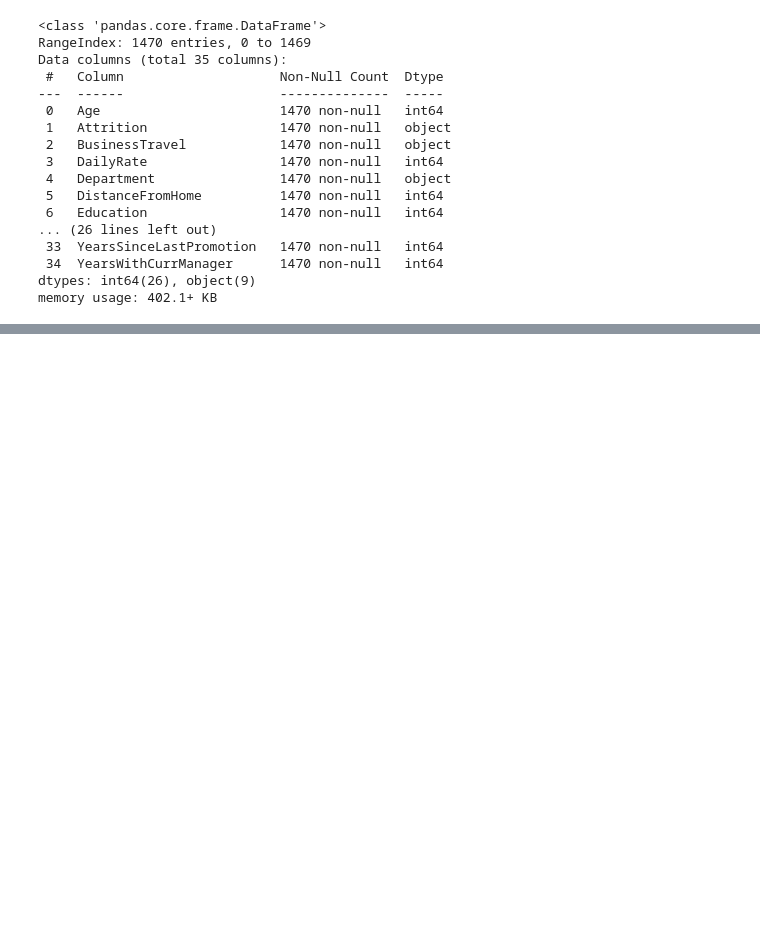
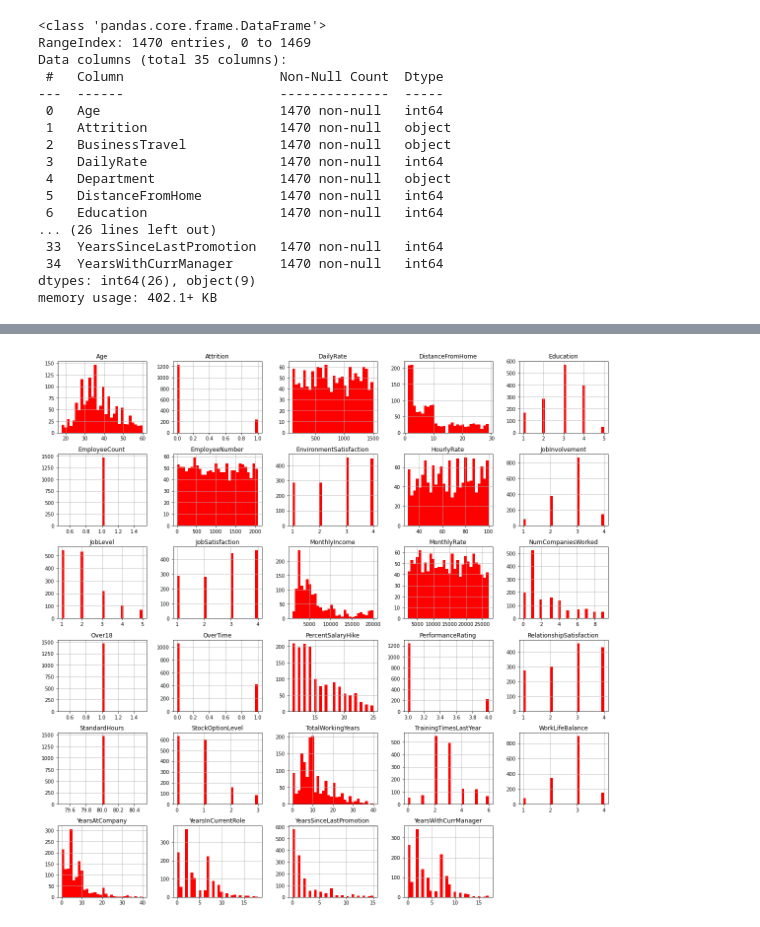
Before and after one commit to Deeplearning186/Personal-Projects, a Jupyter notebook: Human_Resources/Employee Retention.ipynb, the cells around one changed output, grey strips where cells are left out. Drawn from its saved outputs; the diff is of its cells as text; code cells hidden in the pictures; blank space fills up the shorter version.

```diff
--- a/Human_Resources/Employee Retention.ipynb
+++ b/Human_Resources/Employee Retention.ipynb
@@ -76,0 +83,4 @@ employee_df.head(5)
+# %%
+employee_df.hist(bins = 30, figsize = (20,20), color = "r");
+# %% [output]
+[figure, added]
```
Also changed, not shown: parts of 29 cells of this notebook.
